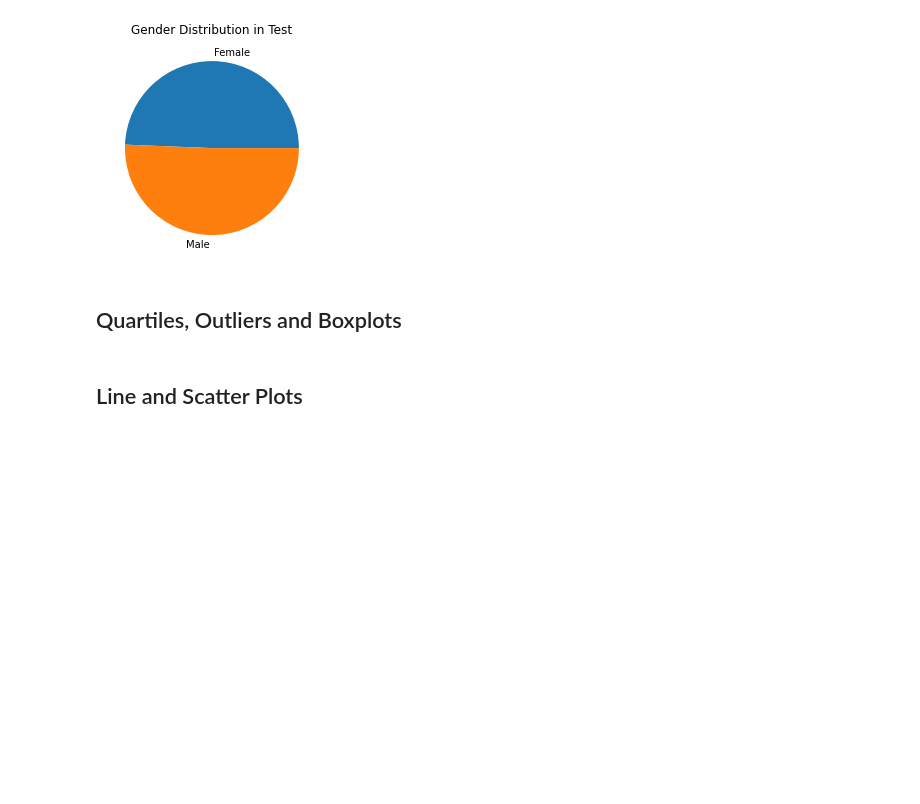
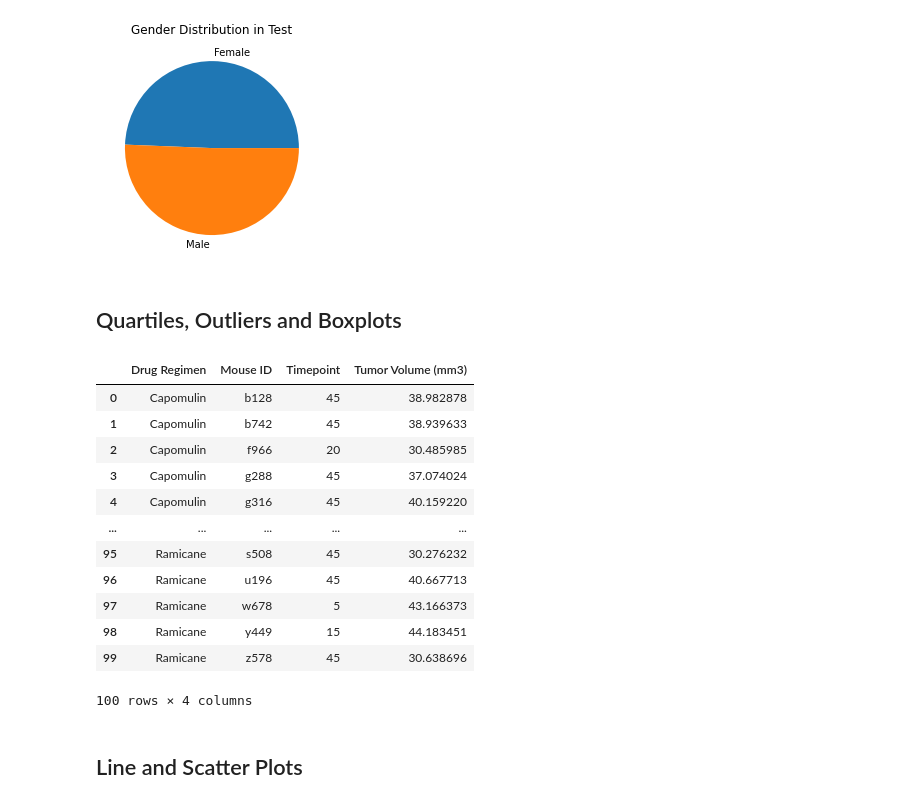
Before and after one commit to kumar084/Matplotlib-challenge, a Jupyter notebook: Pymaceuticals/pymaceuticals_starter-checkpoint.ipynb, the cells around one changed output. Cells and saved outputs as stored; diff of their text form; code cells hidden in the pictures; blank space fills up the shorter version.

```diff
--- a/Pymaceuticals/pymaceuticals_starter-checkpoint.ipynb
+++ b/Pymaceuticals/pymaceuticals_starter-checkpoint.ipynb
@@ -160,10 +159,29 @@ plt.show()
 # %%
 # Calculate the final tumor volume of each mouse across four of the treatment regimens:
 # Capomulin, Ramicane, Infubinol, and Ceftamin
+# Start by getting the last (greatest) timepoint for each mouse
+# Merge this group df with the original dataframe to get the tumor volume at the last timepoint
+Treatment_Regimens=combined_cleaned.loc[(combined_cleaned["Drug Regimen"]=="Capomulin")|(combined_cleaned["Drug Regimen"]=="Ramicane")|(combined_cleaned["Drug Regimen"]=="Infubinol")|(combined_cleaned["Drug Regimen"]=="Ceftamin") ,:]
 
-# Start by getting the last (greatest) timepoint for each mouse
+Treatment_Regimens=Treatment_Regimens.groupby(["Drug Regimen","Mouse ID"])["Timepoint"].max().reset_index()
 
+Treatment_Regimens=pd\
+.merge(Treatment_Regimens,combined_cleaned[["Mouse ID","Timepoint","Tumor Volume (mm3)"]],on=["Mouse ID","Timepoint"],how="left")
 
-# Merge this group df with the original dataframe to get the tumor volume at the last timepoint
+Treatment_Regimens
+# %% [output]
+|  | Drug Regimen | Mouse ID | Timepoint | Tumor Volume (mm3) |
+| 0 | Capomulin | b128 | 45 | 38.982878 |
+| 1 | Capomulin | b742 | 45 | 38.939633 |
+| 2 | Capomulin | f966 | 20 | 30.485985 |
+| 3 | Capomulin | g288 | 45 | 37.074024 |
+| 4 | Capomulin | g316 | 45 | 40.159220 |
+| ... | ... | ... | ... | ... |
+| 95 | Ramicane | s508 | 45 | 30.276232 |
+| 96 | Ramicane | u196 | 45 | 40.667713 |
+| 97 | Ramicane | w678 | 5 | 43.166373 |
+| 98 | Ramicane | y449 | 15 | 44.183451 |
+| 99 | Ramicane | z578 | 45 | 30.638696 |
+100 rows × 4 columns
 # %%
 # Put treatments into a list for for loop (and later for plot labels)
```
Also changed, not shown: parts of 6 cells of this notebook.
